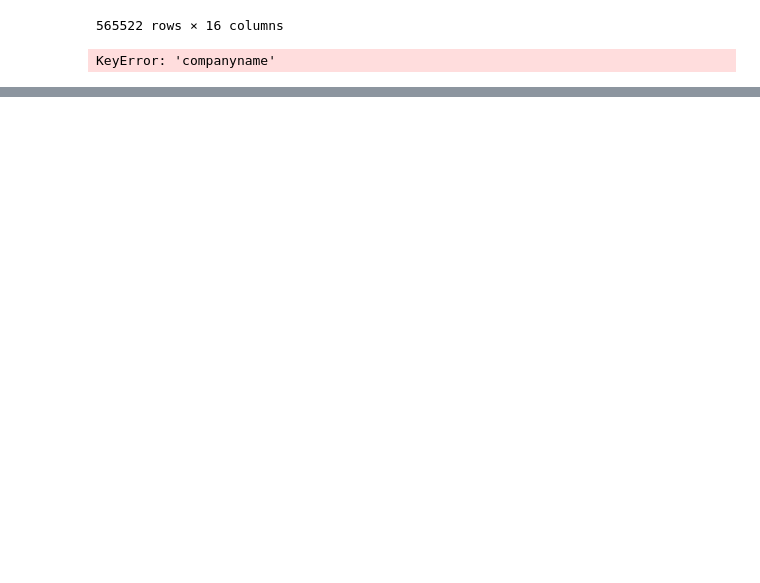
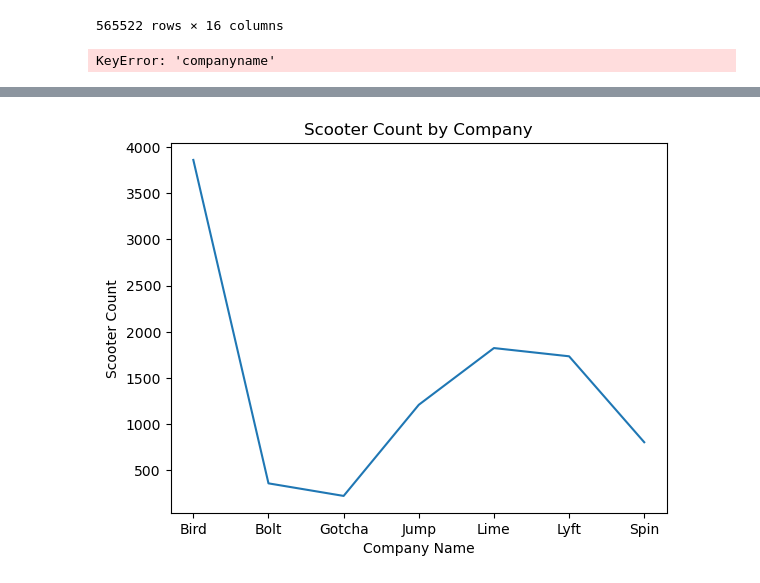
Before and after one commit to NSS-Data-Analytics-Cohort-10/scooters-group-1, a Jupyter notebook: Notebooks/Scooter.ipynb, the cells around one changed output, grey strips where cells are left out. Saved outputs shown, nothing was run; the diff lists cells and outputs as text; code cells hidden in the pictures; blank space fills up the shorter version.

```diff
--- a/Notebooks/Scooter.ipynb
+++ b/Notebooks/Scooter.ipynb
@@ -149,0 +181,11 @@ people
+# %%
+#Did the number for each company change over time?
+import matplotlib.pyplot as plt
+
+plt.plot(people['companyname'], people['scooter_count'])
+plt.xlabel('Company Name')
+plt.ylabel('Scooter Count')
+plt.title('Scooter Count by Company')
+plt.show()
+# %% [output]
+[figure, added]
```
Also changed, not shown: parts of 9 cells of this notebook.
